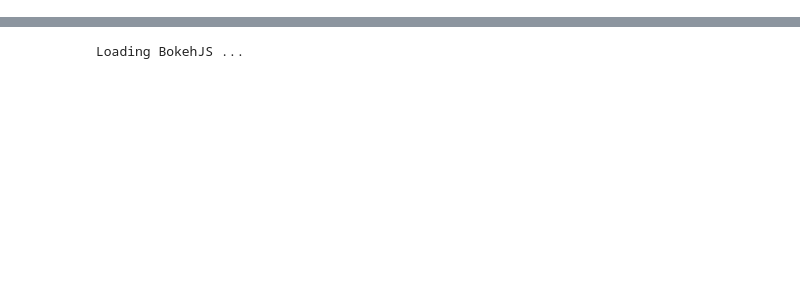
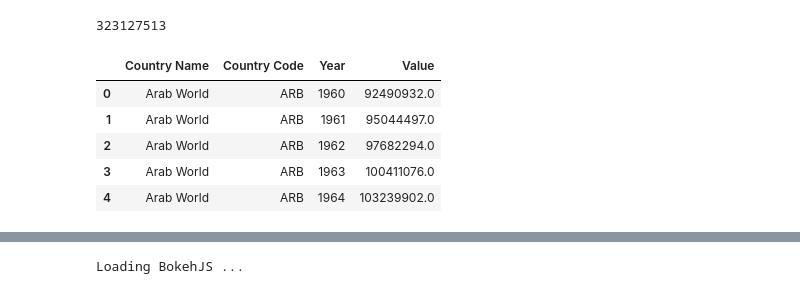
Before and after one commit to ychenzgithub/Cov19, a Jupyter notebook: JHU_CSSE.ipynb, the cells around one changed output, grey strips where cells are left out. Cells and saved outputs as stored; diff of their text form; code cells hidden in the pictures; blank space fills up the shorter version.

```diff
--- a/JHU_CSSE.ipynb
+++ b/JHU_CSSE.ipynb
@@ -10,0 +42,15 @@ from bokeh.models import PrintfTickFormatter
+# %%
+url_pop = 'https://github.com/datasets/population/raw/master/data/population.csv'
+df_pop = pd.read_csv(url_pop)
+df_pop.loc[(df_pop['Country Code']=='USA')].sort_values(by='Year').iloc[-1].Value.astype(int)
+# %% [output]
+323127513
+# %%
+df_pop.head()
+# %% [output]
+|  | Country Name | Country Code | Year | Value |
+| 0 | Arab World | ARB | 1960 | 92490932.0 |
+| 1 | Arab World | ARB | 1961 | 95044497.0 |
+| 2 | Arab World | ARB | 1962 | 97682294.0 |
+| 3 | Arab World | ARB | 1963 | 100411076.0 |
+| 4 | Arab World | ARB | 1964 | 103239902.0 |
```
Also changed, not shown: parts of 8 cells of this notebook.
